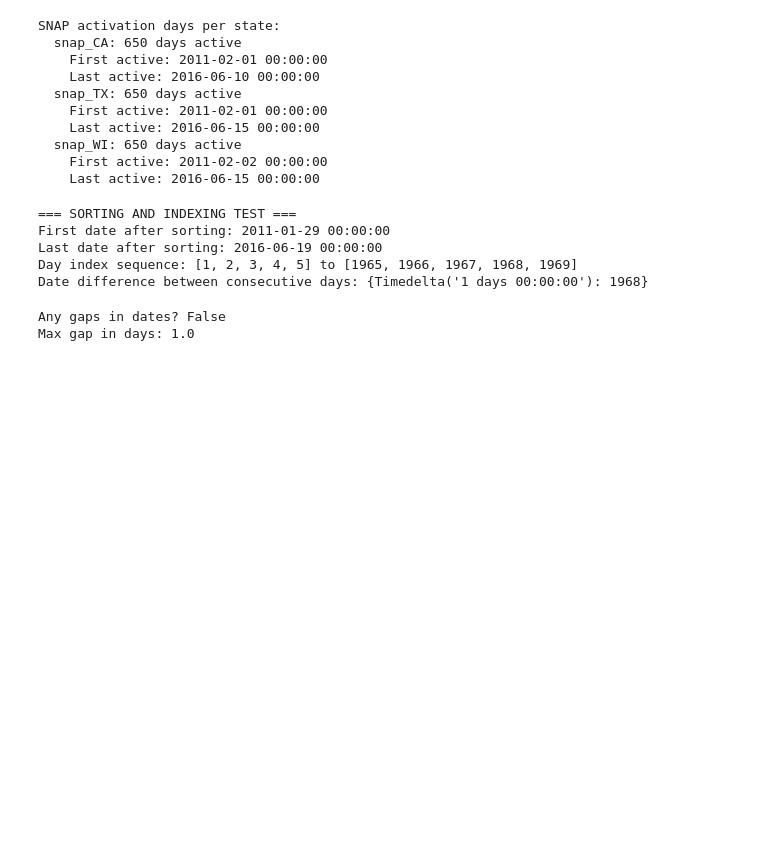
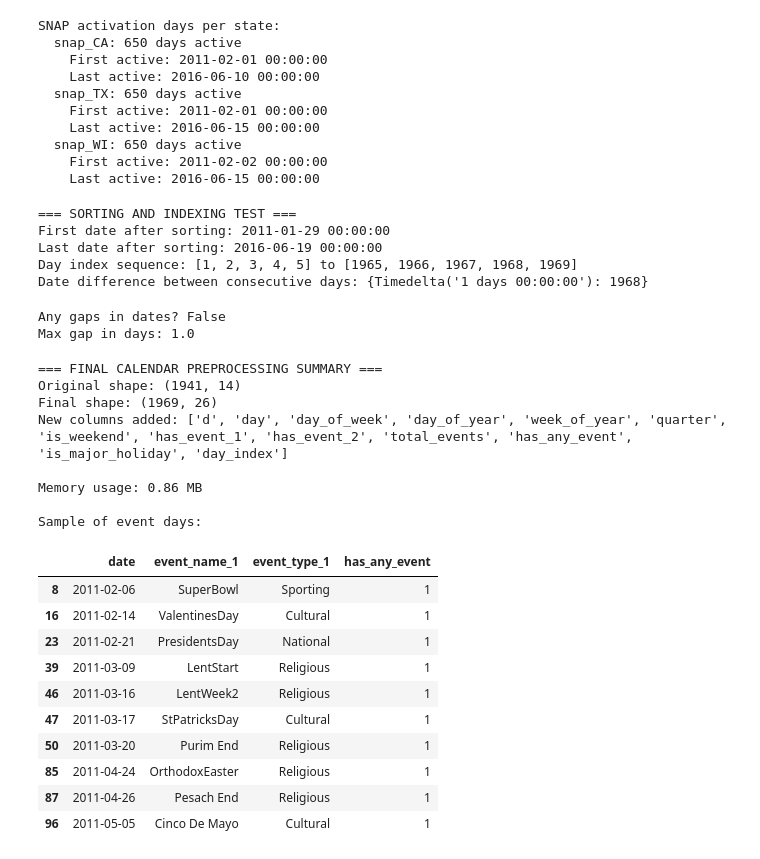
Before and after one commit to SithmiDesilva/Hallucination-Aware-AI-Framework-for-Trustworthy-Supply-Chain-Decision-Intelligence.-, a Jupyter notebook: M5_Forecasting_Preprocessed_Dataset.ipynb, the cells around one changed output. Saved outputs shown, nothing was run; the diff lists cells and outputs as text; code cells hidden in the pictures; blank space fills up the shorter version.

Commit message:
Added a final calendar dataset preprocessing summary

```diff
--- a/M5_Forecasting_Preprocessed_Dataset.ipynb
+++ b/M5_Forecasting_Preprocessed_Dataset.ipynb
@@ -256,3 +256,36 @@ print(f"Max gap in days: {gaps.max()}")
 # %% [output]
 Any gaps in dates? False
 Max gap in days: 1.0
+# %%
+print("\n=== FINAL CALENDAR PREPROCESSING SUMMARY ===")
+print(f"Original shape: (1941, 14)")
+print(f"Final shape: {calendar.shape}")
+print(f"New columns added: {[col for col in calendar.columns if col not in ['date', 'wm_yr_wk', 'weekday', 'wday', 'month', 'year', 'event_name_1', 'event_name_2', 'event_type_1', 'event_type_2', 'snap_CA', 'snap_TX', 'snap_WI']]}")
+
+# Memory usage comparison
+print(f"\nMemory usage: {calendar.memory_usage(deep=True).sum() / 1024**2:.2f} MB")
+
+# Save sample for verification
+calendar_sample = calendar[calendar['has_any_event'] == 1][['date', 'event_name_1', 'event_type_1', 'has_any_event']].head(10)
+print("\nSample of event days:")
+display(calendar_sample)
+# %% [output]
+=== FINAL CALENDAR PREPROCESSING SUMMARY ===
+Original shape: (1941, 14)
+Final shape: (1969, 26)
+New columns added: ['d', 'day', 'day_of_week', 'day_of_year', 'week_of_year', 'quarter', 'is_weekend', 'has_event_1', 'has_event_2', 'total_events', 'has_any_event', 'is_major_holiday', 'day_index']
+
+Memory usage: 0.86 MB
+
+Sample of event days:
+|  | date | event_name_1 | event_type_1 | has_any_event |
+| 8 | 2011-02-06 | SuperBowl | Sporting | 1 |
+| 16 | 2011-02-14 | ValentinesDay | Cultural | 1 |
+| 23 | 2011-02-21 | PresidentsDay | National | 1 |
+| 39 | 2011-03-09 | LentStart | Religious | 1 |
+| 46 | 2011-03-16 | LentWeek2 | Religious | 1 |
+| 47 | 2011-03-17 | StPatricksDay | Cultural | 1 |
+| 50 | 2011-03-20 | Purim End | Religious | 1 |
+| 85 | 2011-04-24 | OrthodoxEaster | Religious | 1 |
+| 87 | 2011-04-26 | Pesach End | Religious | 1 |
+| 96 | 2011-05-05 | Cinco De Mayo | Cultural | 1 |
```
